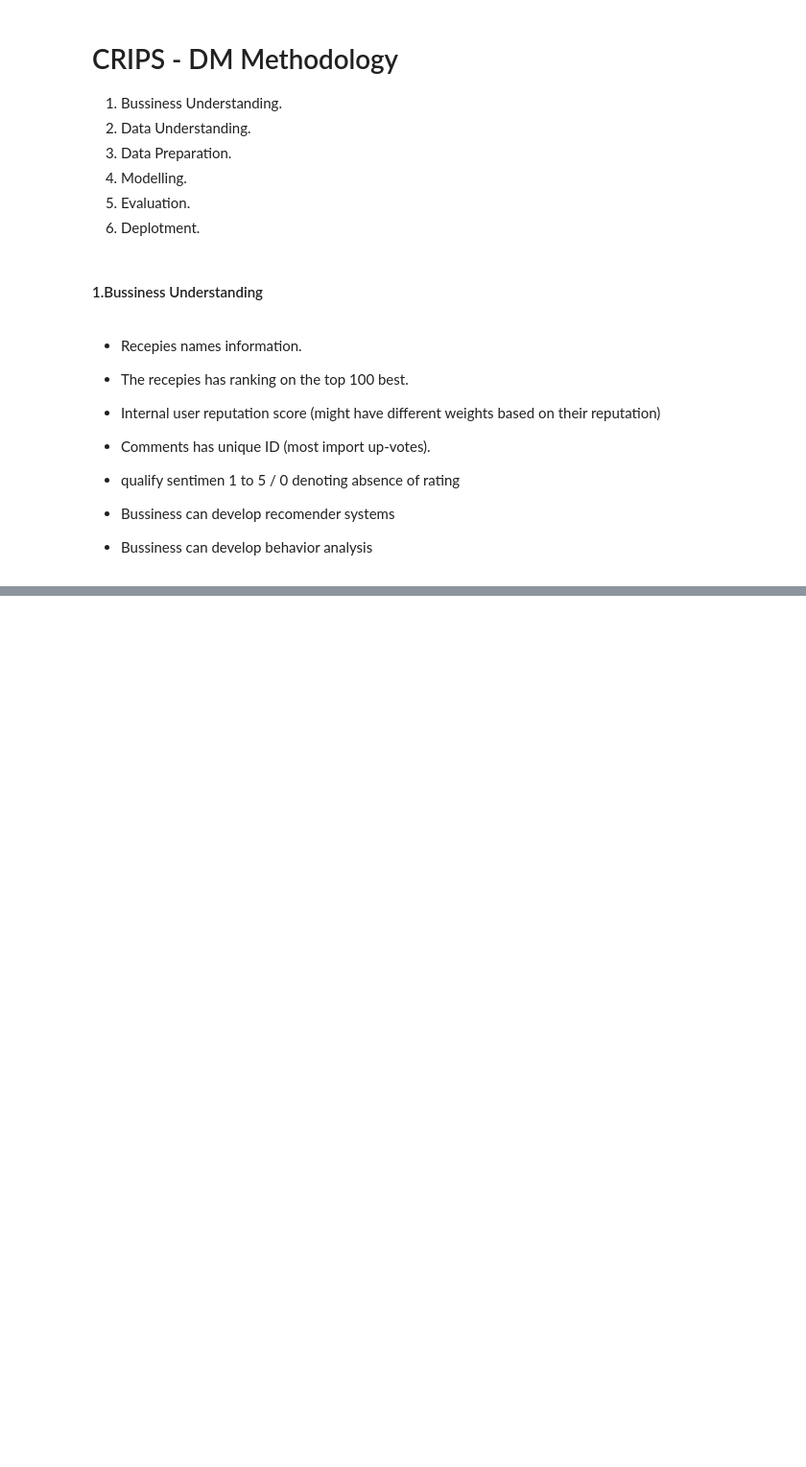
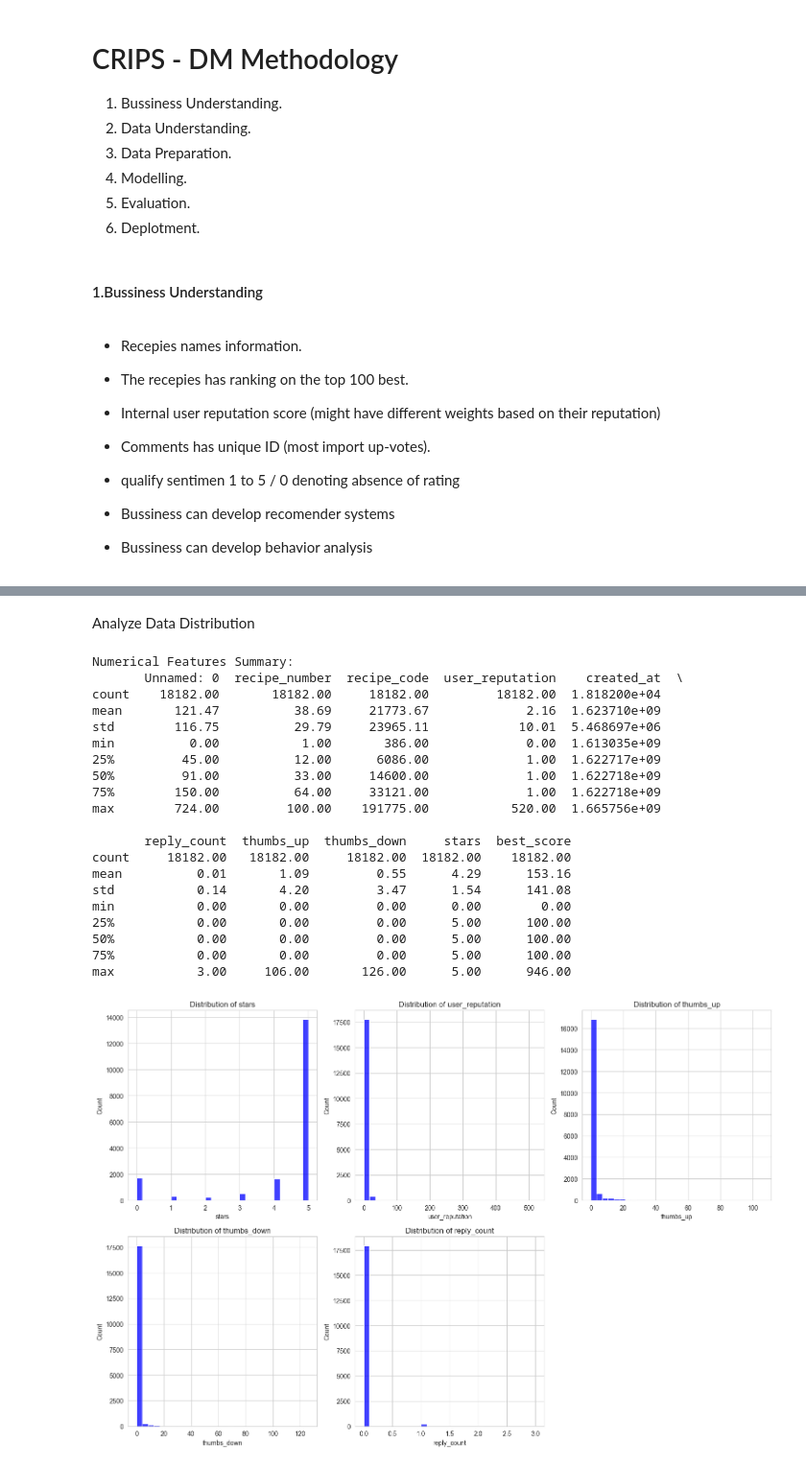
Before and after one commit to Geovannyy/Geovannyy-ML-DM-with-Python-and-Azure-ML-Studio, a Jupyter notebook: notebooks/Task_3_Sentiment_Analysis.ipynb, the cells around one changed output, grey strips where cells are left out. Shown at 96% size. Cells and saved outputs as stored; diff of their text form; code cells hidden in the pictures; blank space fills up the shorter version.

Commit message:
Task 3 Need re evaluation

```diff
--- a/notebooks/Task_3_Sentiment_Analysis.ipynb
+++ b/notebooks/Task_3_Sentiment_Analysis.ipynb
@@ -1458,0 +28,19 @@ plt.show()
+# %%
+import numpy as np
+import pandas as pd
+import matplotlib.pyplot as plt
+import seaborn as sns
+import nltk
+from nltk.sentiment import SentimentIntensityAnalyzer
+from transformers import AutoTokenizer, AutoModelForSequenceClassification
+from scipy.special import softmax
+from tqdm.auto import tqdm
+from typing import Dict, List, Tuple, Any
+from pathlib import Path
+
+# Set up for plotting style
+sns.set_style("whitegrid")
+plt.rcParams['figure.figsize'] = [10, 6]
+
+# Set random seed for reproducibility
+np.random.seed(98)
@@ -1458,0 +107,52 @@ plt.show()
+# %% [markdown]
+Analyze Data Distribution
+# %%
+def analyze_data_distributions(df: pd.DataFrame) -> None:
+    """
+    Analyze and visualize the distribution of key features.
+
+    Args:
+        df: Input DataFrame
+    """
+    print("\nNumerical Features Summary:")
+    print(df.describe().round(2))
+
+    # Distribution of numerical features
+    numerical_features = ['stars', 'user_reputation', 'thumbs_up', 'thumbs_down', 'reply_count']
+
+    plt.figure(figsize=(15, 10))
+    for i, feature in enumerate(numerical_features, 1):
+        plt.subplot(2, 3, i)
+        sns.histplot(data=df, x=feature, bins=30, color='blue')
+        plt.title(f'Distribution of {feature}')
+        plt.xlabel(feature)
+
+    plt.tight_layout()
+    plt.savefig('../reports/figures/Task_3/numerical_distributions.png')
+    plt.show()
+    plt.close()
+
+# Run distribution analysis
+analyze_data_distributions(df)
+# %% [output]
+Numerical Features Summary:
+       Unnamed: 0  recipe_number  recipe_code  user_reputation    created_at  \
+count    18182.00       18182.00     18182.00         18182.00  1.818200e+04
+mean       121.47          38.69     21773.67             2.16  1.623710e+09
+std        116.75          29.79     23965.11            10.01  5.468697e+06
+min          0.00           1.00       386.00             0.00  1.613035e+09
+25%         45.00          12.00      6086.00             1.00  1.622717e+09
+50%         91.00          33.00     14600.00             1.00  1.622718e+09
+75%        150.00          64.00     33121.00             1.00  1.622718e+09
+max        724.00         100.00    191775.00           520.00  1.665756e+09
+
+       reply_count  thumbs_up  thumbs_down     stars  best_score
+count     18182.00   18182.00     18182.00  18182.00    18182.00
+mean          0.01       1.09         0.55      4.29      153.16
+std           0.14       4.20         3.47      1.54      141.08
+min           0.00       0.00         0.00      0.00        0.00
+25%           0.00       0.00         0.00      5.00      100.00
+50%           0.00       0.00         0.00      5.00      100.00
+75%           0.00       0.00         0.00      5.00      100.00
+max           3.00     106.00       126.00      5.00      946.00
+[figure, added]
```
Also changed, not shown: parts of 60 cells of this notebook, 19 other files.
